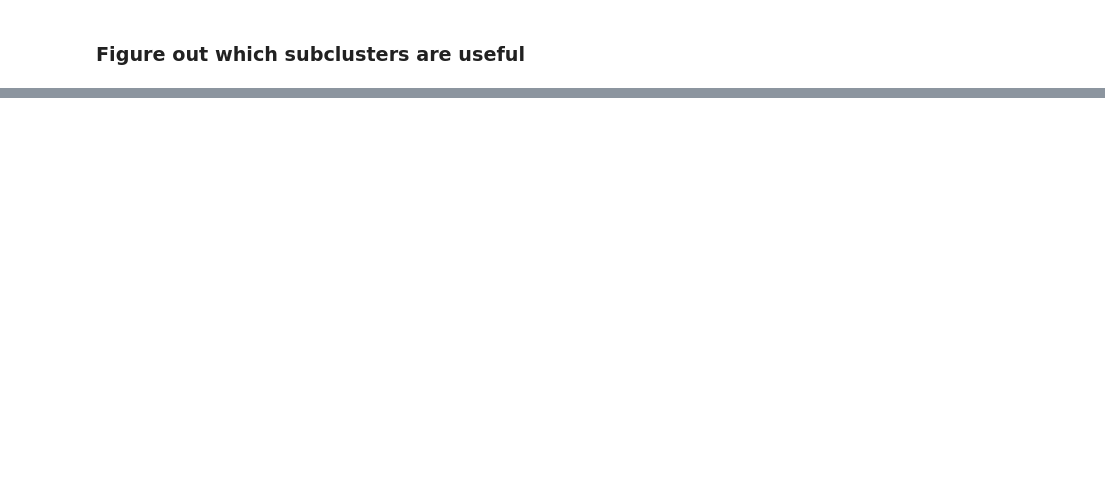
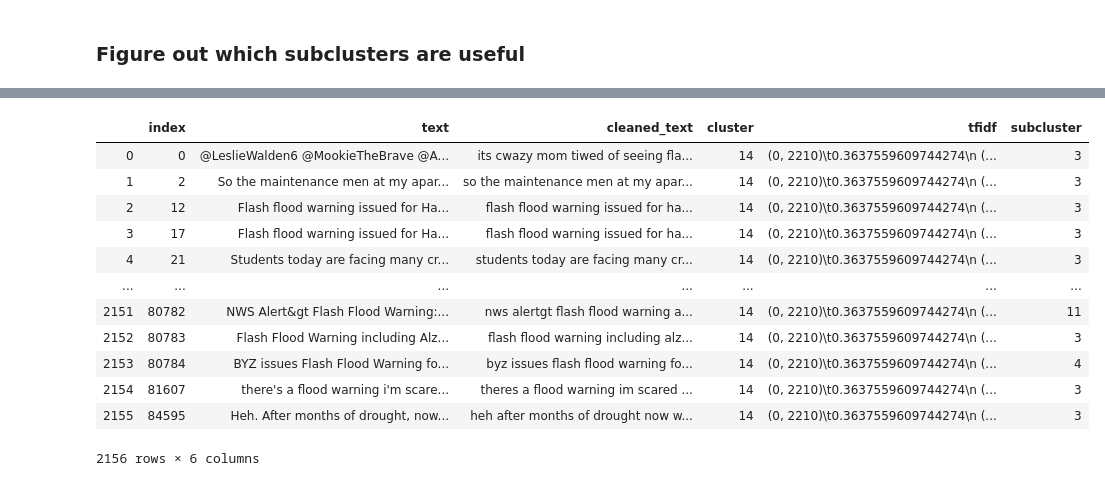
Before and after one commit to theultimate1/research, a Jupyter notebook: phase2/useful_phase_1_work/cluster_analysis_of_tweets.ipynb, the cells around one changed output, grey strips where cells are left out. Saved outputs shown, nothing was run; the diff lists cells and outputs as text; code cells hidden in the pictures; blank space fills up the shorter version.

```diff
--- a/phase2/useful_phase_1_work/cluster_analysis_of_tweets.ipynb
+++ b/phase2/useful_phase_1_work/cluster_analysis_of_tweets.ipynb
@@ -699,2 +618,30 @@ clusters_13 = cluster.KMeans(n_clusters = 8, n_init = 25, random_state = 42, max
+# %%
+# putting the subclusters into the new dataframes
+clusters_0 = cluster.KMeans(n_clusters = 13, n_init = 25, random_state = 42, max_iter = 500).\
+             fit(vectorizer.fit_transform(dataframes[0]['cleaned_text'])).labels_
+clusters_1 = cluster.KMeans(n_clusters = 8, n_init = 25, random_state = 42, max_iter = 500).\
+             fit(vectorizer.fit_transform(dataframes[1]['cleaned_text'])).labels_
+clusters_2 = cluster.KMeans(n_clusters = 11, n_init = 25, random_state = 42, max_iter = 500).\
+             fit(vectorizer.fit_transform(dataframes[2]['cleaned_text'])).labels_
+clusters_3 = cluster.KMeans(n_clusters = 14, n_init = 25, random_state = 42, max_iter = 500).\
+             fit(vectorizer.fit_transform(dataframes[3]['cleaned_text'])).labels_
+clusters_4 = cluster.KMeans(n_clusters = 10, n_init = 25, random_state = 42, max_iter = 500).\
+             fit(vectorizer.fit_transform(dataframes[4]['cleaned_text'])).labels_
+clusters_5 = cluster.KMeans(n_clusters = 7, n_init = 25, random_state = 42, max_iter = 500).\
+             fit(vectorizer.fit_transform(dataframes[5]['cleaned_text'])).labels_
+clusters_6 = cluster.KMeans(n_clusters = 10, n_init = 25, random_state = 42, max_iter = 500).\
+             fit(vectorizer.fit_transform(dataframes[6]['cleaned_text'])).labels_
+clusters_7 = cluster.KMeans(n_clusters = 4, n_init = 25, random_state = 42, max_iter = 500).\
+             fit(vectorizer.fit_transform(dataframes[7]['cleaned_text'])).labels_
+clusters_8 = cluster.KMeans(n_clusters = 9, n_init = 25, random_state = 42, max_iter = 500).\
+             fit(vectorizer.fit_transform(dataframes[8]['cleaned_text'])).labels_
+clusters_9 = cluster.KMeans(n_clusters = 10, n_init = 25, random_state = 42, max_iter = 500).\
+             fit(vectorizer.fit_transform(dataframes[9]['cleaned_text'])).labels_
+clusters_10 = cluster.KMeans(n_clusters = 5, n_init = 25, random_state = 42, max_iter = 500).\
+              fit(vectorizer.fit_transform(dataframes[10]['cleaned_text'])).labels_
+clusters_11 = cluster.KMeans(n_clusters = 16, n_init = 25, random_state = 42, max_iter = 500).\
+              fit(vectorizer.fit_transform(dataframes[11]['cleaned_text'])).labels_
+clusters_12 = cluster.KMeans(n_clusters = 11, n_init = 25, random_state = 42, max_iter = 500).\
+              fit(vectorizer.fit_transform(dataframes[12]['cleaned_text'])).labels_
 # %% [markdown]
 ### Figure out which subclusters are useful
@@ -878,3 +648,33 @@ cluster_13
+# %%
+dataframes[0]['subcluster'] = clusters_0
+dataframes[1]['subcluster'] = clusters_1
+dataframes[2]['subcluster'] = clusters_2
+dataframes[3]['subcluster'] = clusters_3
+dataframes[4]['subcluster'] = clusters_4
+dataframes[5]['subcluster'] = clusters_5
+dataframes[6]['subcluster'] = clusters_6
+dataframes[7]['subcluster'] = clusters_7
+dataframes[8]['subcluster'] = clusters_8
+dataframes[9]['subcluster'] = clusters_9
+dataframes[10]['subcluster'] = clusters_10
+dataframes[11]['subcluster'] = clusters_11
+dataframes[12]['subcluster'] = clusters_12
+# %%
+dataframes[0]
+# %% [output]
+|  | index | text | cleaned_text | cluster | tfidf | subcluster |
+| 0 | 0 | @LeslieWalden6 @MookieTheBrave @A... | its cwazy mom tiwed of seeing fla... | 14 | (0, 2210)\t0.3637559609744274\n (... | 3 |
+| 1 | 2 | So the maintenance men at my apar... | so the maintenance men at my apar... | 14 | (0, 2210)\t0.3637559609744274\n (... | 3 |
+| 2 | 12 | Flash flood warning issued for Ha... | flash flood warning issued for ha... | 14 | (0, 2210)\t0.3637559609744274\n (... | 3 |
+| 3 | 17 | Flash flood warning issued for Ha... | flash flood warning issued for ha... | 14 | (0, 2210)\t0.3637559609744274\n (... | 3 |
+| 4 | 21 | Students today are facing many cr... | students today are facing many cr... | 14 | (0, 2210)\t0.3637559609744274\n (... | 3 |
+| ... | ... | ... | ... | ... | ... | ... |
+| 2151 | 80782 | NWS Alert&gt Flash Flood Warning:... | nws alertgt flash flood warning a... | 14 | (0, 2210)\t0.3637559609744274\n (... | 11 |
+| 2152 | 80783 | Flash Flood Warning including Alz... | flash flood warning including alz... | 14 | (0, 2210)\t0.3637559609744274\n (... | 3 |
+| 2153 | 80784 | BYZ issues Flash Flood Warning fo... | byz issues flash flood warning fo... | 14 | (0, 2210)\t0.3637559609744274\n (... | 4 |
+| 2154 | 81607 | there's a flood warning i'm scare... | theres a flood warning im scared ... | 14 | (0, 2210)\t0.3637559609744274\n (... | 3 |
+| 2155 | 84595 | Heh. After months of drought, now... | heh after months of drought now w... | 14 | (0, 2210)\t0.3637559609744274\n (... | 3 |
+2156 rows × 6 columns
 # %%
 def get_top_keywords(data, clusters, labels, n_terms):
     df = pd.DataFrame(data.todense()).groupby(clusters).mean()
```
Also changed, not shown: parts of 68 cells of this notebook, 4 other files.
